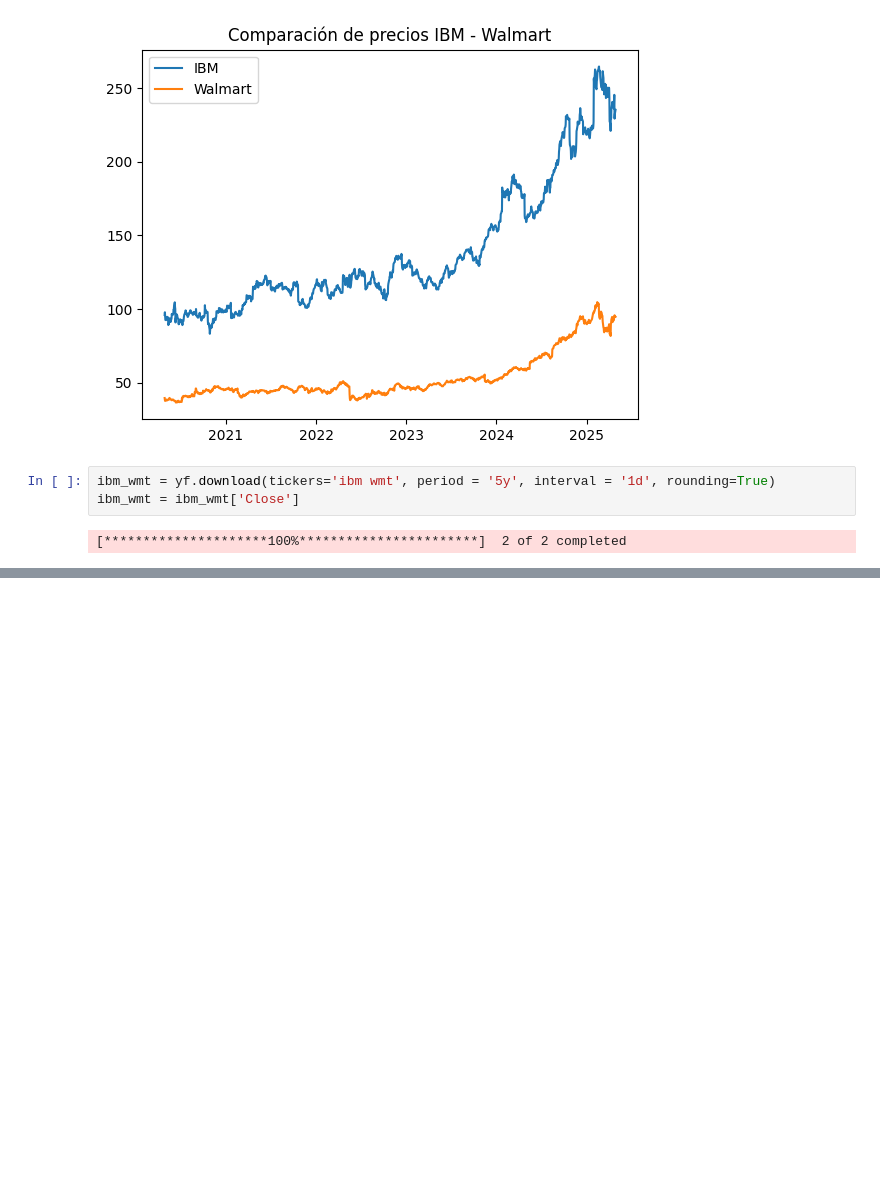
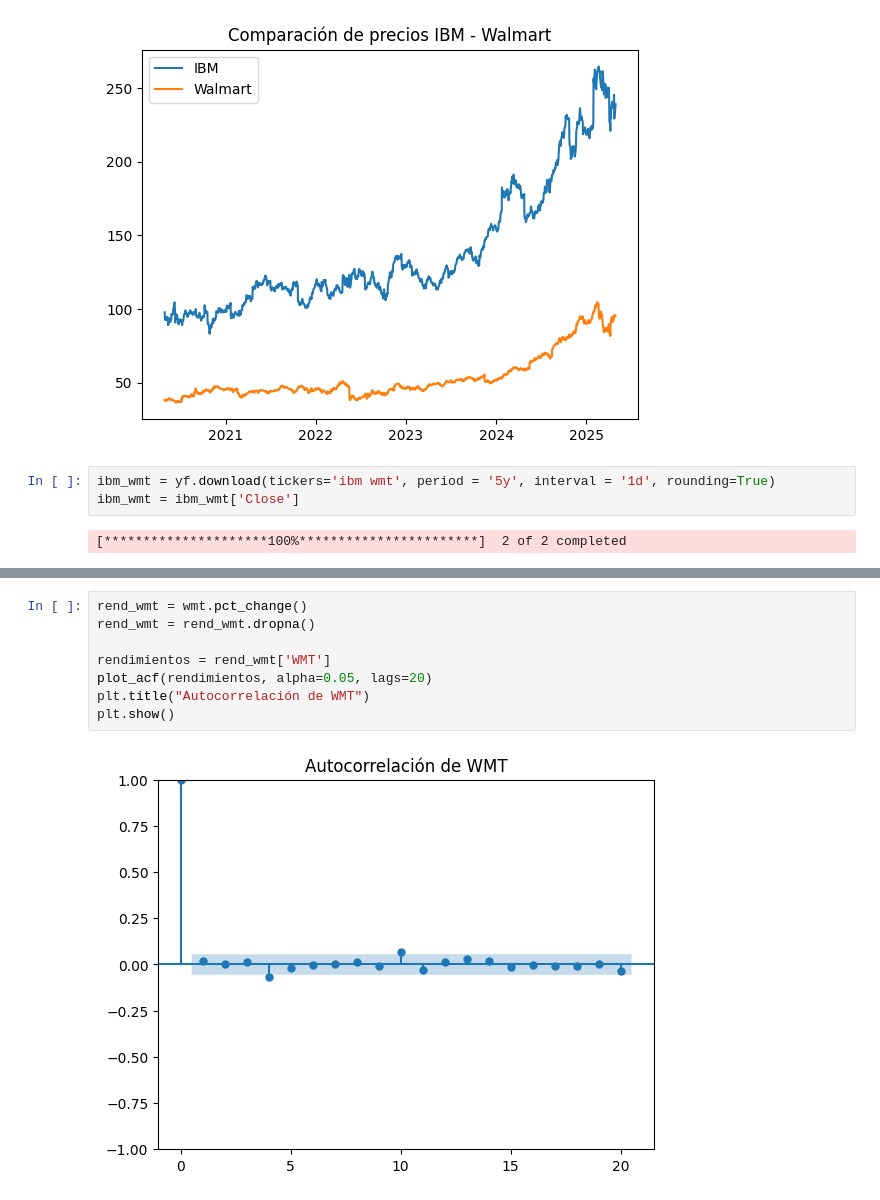
Before and after one commit to katiemackness/time-series-analysis, a Jupyter notebook: imb-walmart-acciones.ipynb, the cells around one changed output, grey strips where cells are left out. Saved outputs shown, nothing was run; the diff lists cells and outputs as text; blank space fills up the shorter version.

```diff
--- a/imb-walmart-acciones.ipynb
+++ b/imb-walmart-acciones.ipynb
@@ -118,0 +216,10 @@ Correlación entre IBM y Walmart: 0.2058687006182558
+# %%
+rend_wmt = wmt.pct_change()
+rend_wmt = rend_wmt.dropna()
+
+rendimientos = rend_wmt['WMT']
+plot_acf(rendimientos, alpha=0.05, lags=20)
+plt.title("Autocorrelación de WMT")
+plt.show()
+# %% [output]
+[figure, added]
```
Also changed, not shown: parts of 63 cells of this notebook.
